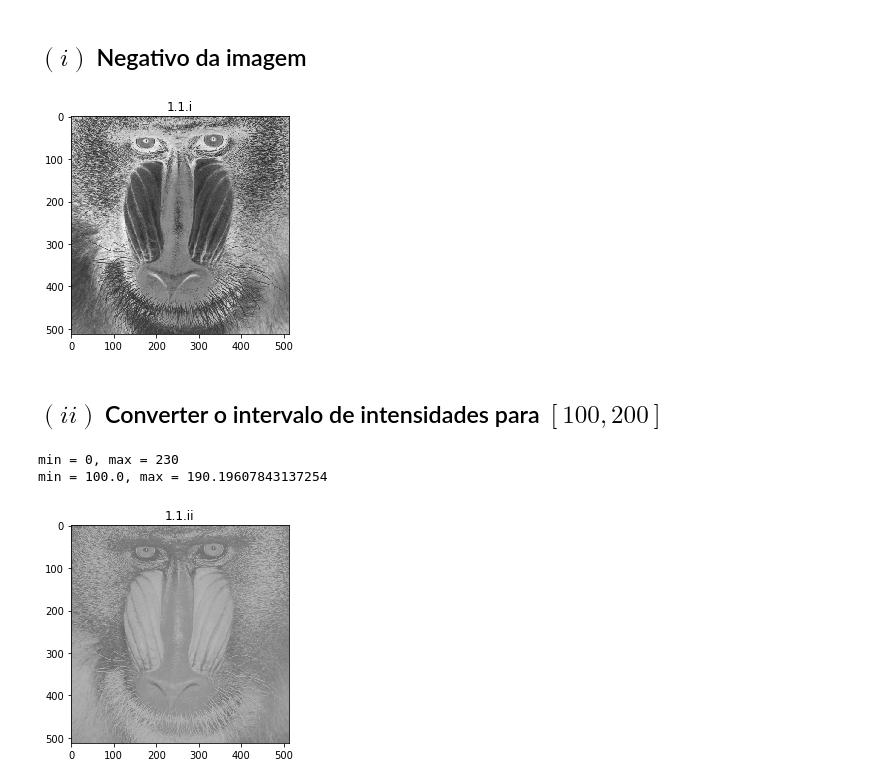
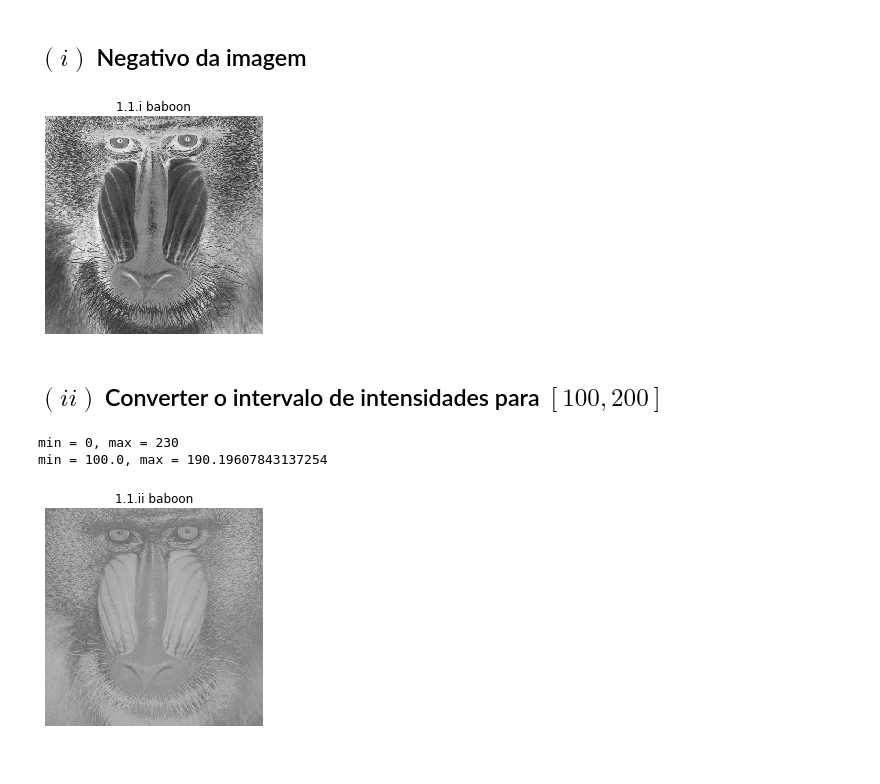
Before and after one commit to laurelkeys/image-processing, a Jupyter notebook: assignment-0/Assignment0.ipynb, the cells around one changed output. Saved outputs shown, nothing was run; the diff lists cells and outputs as text; code cells hidden in the pictures.

```diff
--- a/assignment-0/Assignment0.ipynb
+++ b/assignment-0/Assignment0.ipynb
@@ -16,9 +16,12 @@ for img_fname in iglob("i/*.png"):
     examples.append((img, img_name))
 # %%
 # shows a grayscale image without changing it's pixel values for display
-def show_grayscale(img_tuple):
-    img, img_name = img_tuple
-    plt.title(img_name)
+# the image is saved as a .png if save_fname is not empty
+def show_grayscale(img, img_title="", save_fname="", save_path="o"):
+    plt.axis('off')
+    plt.title(img_title)
     plt.imshow(img, cmap="gray", vmin=0, vmax=255)
+    if save_fname:
+        cv2.imwrite(join(save_path, save_fname + ".png"), img)
 # %%
 test_img = examples[0] # baboon
@@ -31,17 +34,21 @@ show_grayscale(test_img)
 ## $(i)$ Negativo da imagem
 # %%
 img = 255 - test_img[0] # [0, 255] -> [255, 0]
-show_grayscale((img, '1.1.i'))
+title = f"1.1.i {test_img[1]}"
+show_grayscale(img, title, save_fname=title)
 # %% [output]
-[figure, old version]
+[figure, new version]
 # %% [markdown]
 ## $(ii)$ Converter o intervalo de intensidades para $[100, 200]$
 # %%
 img = 100 * (test_img[0] / 255.0) + 100 # [0, 255] -> [100, 200]
-show_grayscale((img, '1.1.ii'))
+
+title = f"1.1.ii {test_img[1]}"
+show_grayscale(img, title, save_fname=title)
+
 print(f"min = {np.min(test_img[0])}, max = {np.max(test_img[0])}")
 print(f"min = {np.min(img)}, max = {np.max(img)}")
 # %% [output]
 min = 0, max = 230
 min = 100.0, max = 190.19607843137254
-[figure, old version]
+[figure, new version]
```
Also changed, not shown: parts of 7 cells of this notebook, 5 other files.
